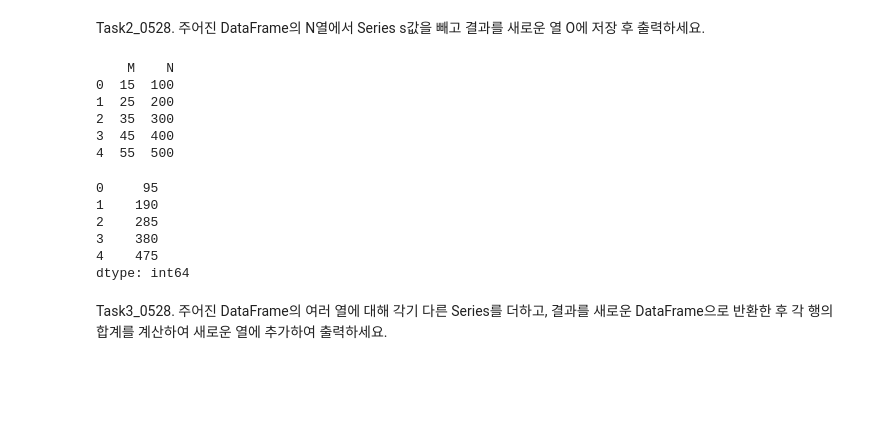
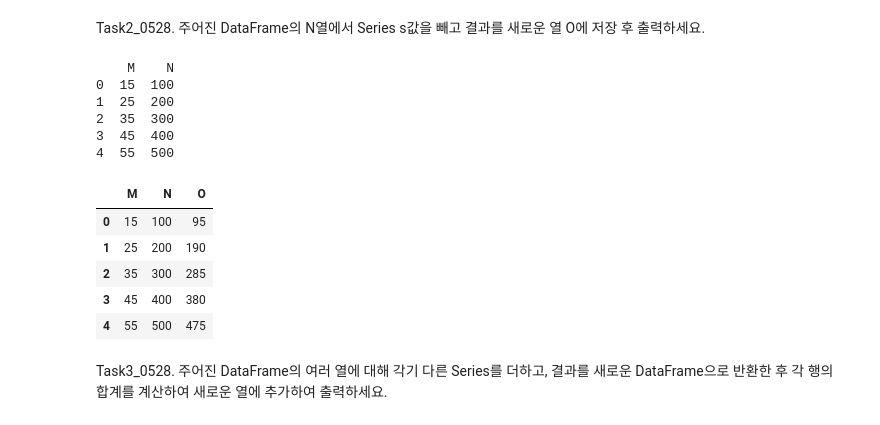
Before and after one commit to Kimhang-KDT/kita_2404, a Jupyter notebook: m3_분석 라이브러리/m3_20240528_Task.ipynb, the cells around one changed output. Drawn from its saved outputs; the diff is of its cells as text; code cells hidden in the pictures; blank space fills up the shorter version.

```diff
--- a/m3_분석 라이브러리/m3_20240528_Task.ipynb
+++ b/m3_분석 라이브러리/m3_20240528_Task.ipynb
@@ -24,30 +24,30 @@ Task2_0528. 주어진 DataFrame의 N열에서 Series s값을 빼고 결과를
 # %%
 import pandas as pd
 
 # 데이터프레임 생성
 df = pd.DataFrame({
     "M": [15, 25, 35, 45, 55],
     "N": [100, 200, 300, 400, 500]
 })
 print(df,'\n')
 # Series 생성
 s = pd.Series([5, 10, 15, 20, 25])
 
-o = df['N'] - s
-o
+df['O'] = df['N'] - s
+df
 # %% [output]
     M    N
 0  15  100
 1  25  200
 2  35  300
 3  45  400
 4  55  500
-0     95
-1    190
-2    285
-3    380
-4    475
-dtype: int64
+|  | M | N | O |
+| 0 | 15 | 100 | 95 |
+| 1 | 25 | 200 | 190 |
+| 2 | 35 | 300 | 285 |
+| 3 | 45 | 400 | 380 |
+| 4 | 55 | 500 | 475 |
 # %% [markdown]
 Task3_0528. 주어진 DataFrame의 여러 열에 대해 각기 다른 Series를 더하고, 결과를 새로운 DataFrame으로 반환한 후 각 행의 합계를 계산하여 새로운 열에 추가하여 출력하세요.
 # %%
```
Also changed, not shown: parts of 4 cells of this notebook.
